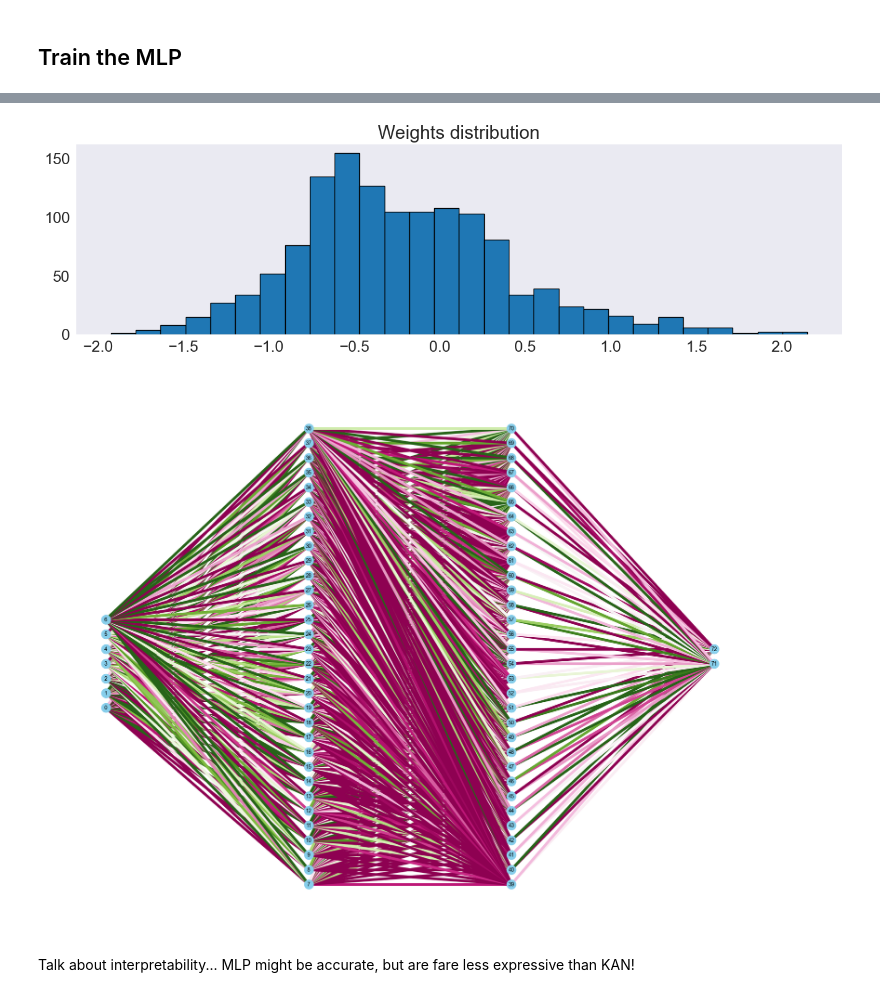
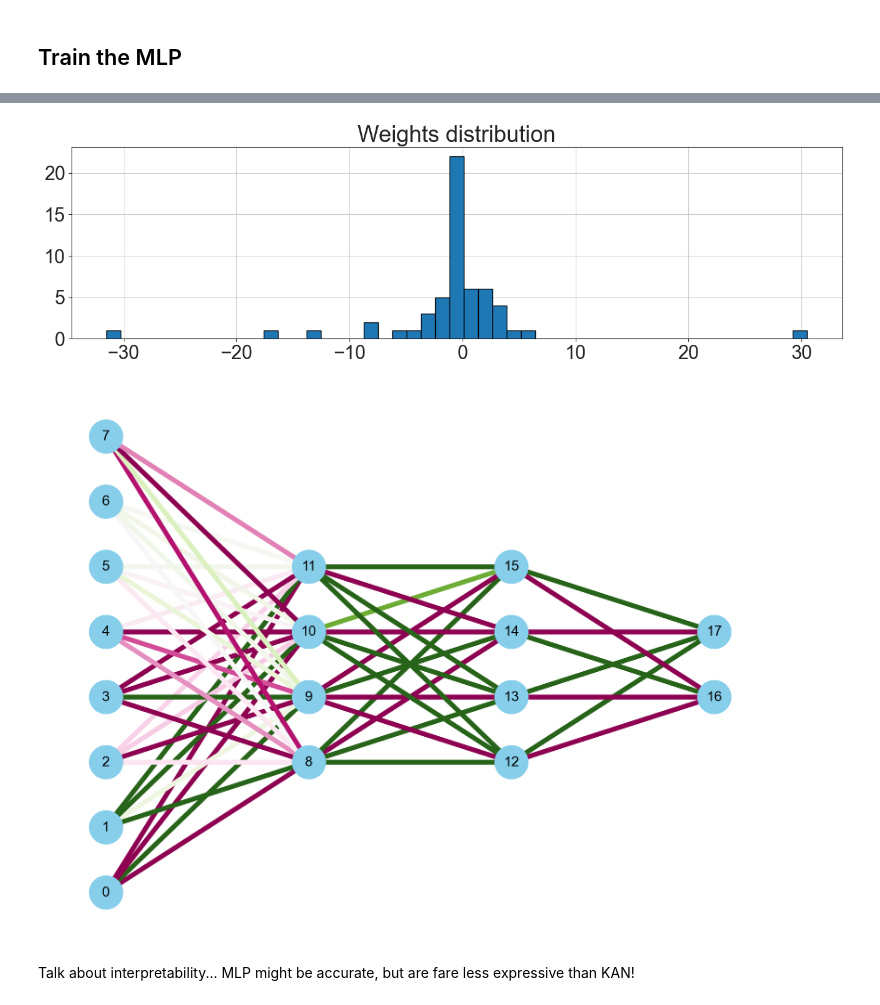
Before and after one commit to MrPio/PHM_North_America_2024_Challenge, a Jupyter notebook: 2-torque_target_probabilistic_regression/2.2-Torque_Target_Regression.ipynb, the cells around one changed output, grey strips where cells are left out. Saved outputs shown, nothing was run; the diff lists cells and outputs as text; code cells hidden in the pictures.

```diff
--- a/2-torque_target_probabilistic_regression/2.2-Torque_Target_Regression.ipynb
+++ b/2-torque_target_probabilistic_regression/2.2-Torque_Target_Regression.ipynb
@@ -38,5 +40,5 @@ Ok, here goes the training. If you want to repeat the training several times, sa
 - The means and standard deviations used to standardize the dataset in each training, which values depend on the selected trainset, are stored inside the `results/<prefix>_norm.csv`.
 # %%
 # 3m
-pyKAN.multi_train(df_x, df_y['trq_margin'], epochs=15, lr=0.05, train_ratio=0.90, batch_size=2048,
+pyKAN.multi_train(df_x, df_y['trq_margin'], epochs=300, lr=0.05, train_ratio=0.80, batch_size=2048,
                   prefix='6-interpretable', times=1)
@@ -76,11 +72,11 @@ Text(-3.615456994207282, 0.7, '$\\tilde{\\mu}_3$ = 0.184')
 # %% [markdown]
 ## Train the EfficientKAN
 # %%
-efficientKAN: PHMNetwork = EfficientKAN(layers=[len(df_x.columns), 1, 2], task='regression', device='cpu')
+efficientKAN: PHMNetwork = EfficientKAN(layers=[len(df_x.columns), 1, 2], task='regression', device='cpu', use_native_loss=True)
 # %%
 efficientKAN.load('torque_target_final')
 # %%
 # 36s
-efficientKAN.multi_train(df_x, df_y['trq_target'], epochs=30, times=1)
+efficientKAN.multi_train(df_x, df_y['trq_target'], epochs=30, times=1, train_ratio=0.1, batch_size=2048)
 # %% [output]
 Time 1/1===========================
@@ -97,7 +92,7 @@ efficientKAN.plot(scale=1.2)
 # %% [markdown]
 ## Train the MLP
 # %%
-mlp: PHMNetwork = MLP(layers=[len(df_x.columns), 64, 64, 2], task='regression', device='cpu')
+mlp: PHMNetwork = MLP(layers=[len(df_x.columns), 4, 4, 2], task='regression', device='cpu', use_native_loss=True)
 # %%
 mlp.load('torque_target_final')
 # %%
@@ -113,8 +107,8 @@ mlp.save('torque_target_final_mrg_newloss')
 # %%
-mlp.plot(scale=1.2)
+mlp.plot(scale=1.2, node_size=4000, font_size=26, edge_width=9)
 # %% [output]
-[figure, old version]
+[figure, new version]
-[figure, old version]
+[figure, new version]
 # %% [markdown]
 Talk about interpretability... MLP might be accurate, but are fare less expressive than KAN!
 # %% [markdown]
```
Also changed, not shown: parts of 11 cells of this notebook, 25 other files.
